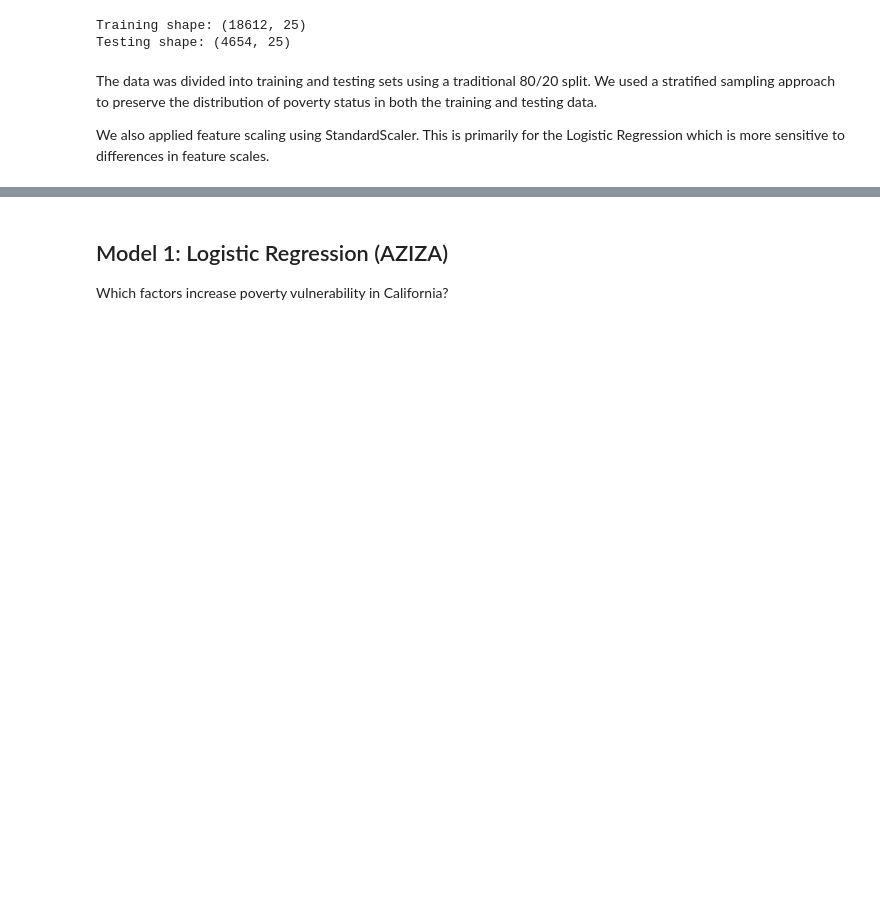
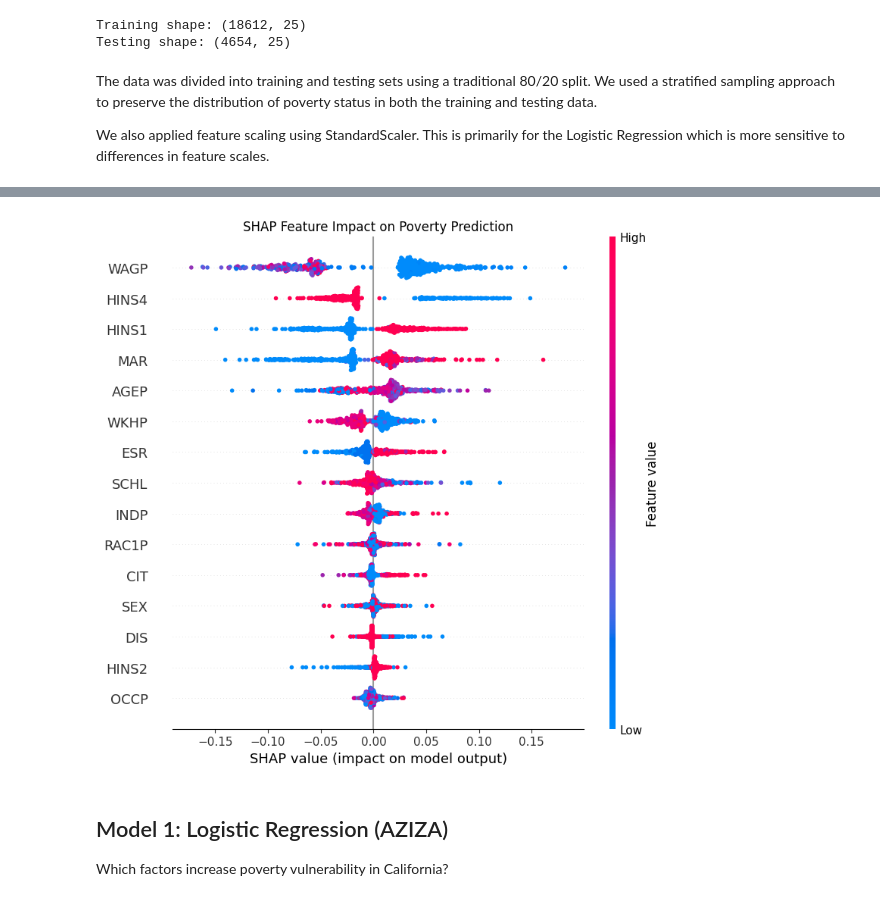
Before and after one commit to marcelalozano27-ship-it/Predicting-CA-Poverty--ML-Project, a Jupyter notebook: MLFinalProject.ipynb, the cells around one changed output, grey strips where cells are left out. Saved outputs shown, nothing was run; the diff lists cells and outputs as text; code cells hidden in the pictures; blank space fills up the shorter version.

```diff
--- a/MLFinalProject.ipynb
+++ b/MLFinalProject.ipynb
@@ -472,3 +494,19 @@ We also applied feature scaling using StandardScaler. This is primarily for the
+# %%
+# --- Plot 2: Beeswarm plot (direction + magnitude per observation) ---
+# Re-define shap_vals_poverty with correct slicing for class 1
+shap_vals_poverty = shap_values[:, :, 1]
+
+shap.summary_plot(
+    shap_vals_poverty,
+    X_sample,
+    max_display=15,
+    show=False
+)
+plt.title("SHAP Feature Impact on Poverty Prediction")
+plt.tight_layout()
+plt.show()
+# %% [output]
+[figure, added]
 # %% [markdown]
 ## Model 1: Logistic Regression (AZIZA)
 
```
Also changed, not shown: parts of 13 cells of this notebook.
